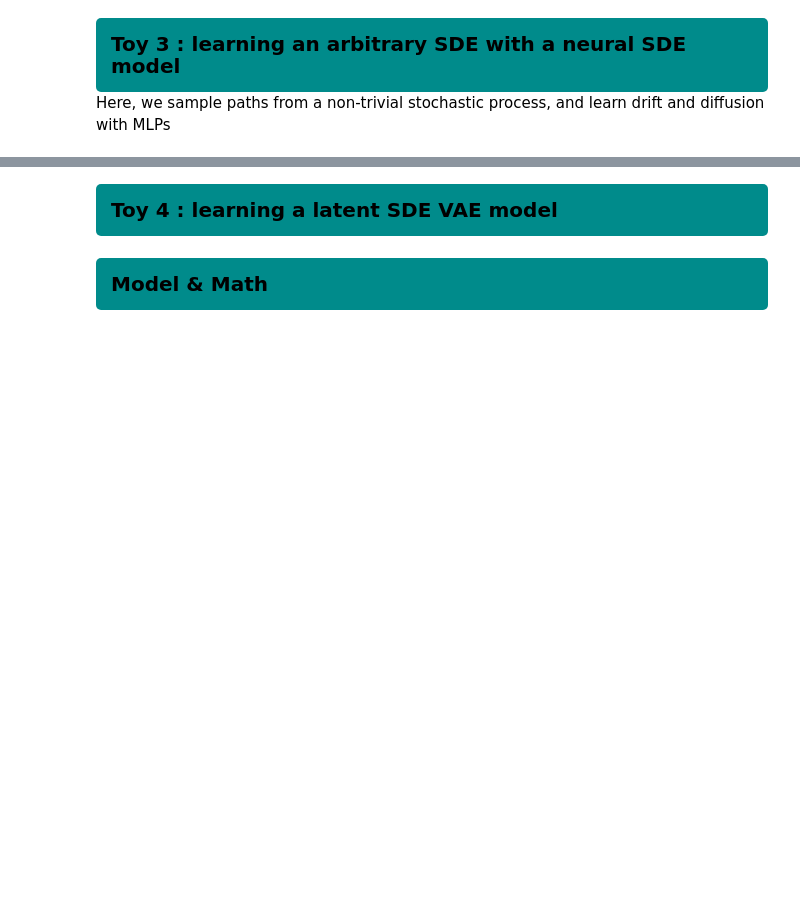
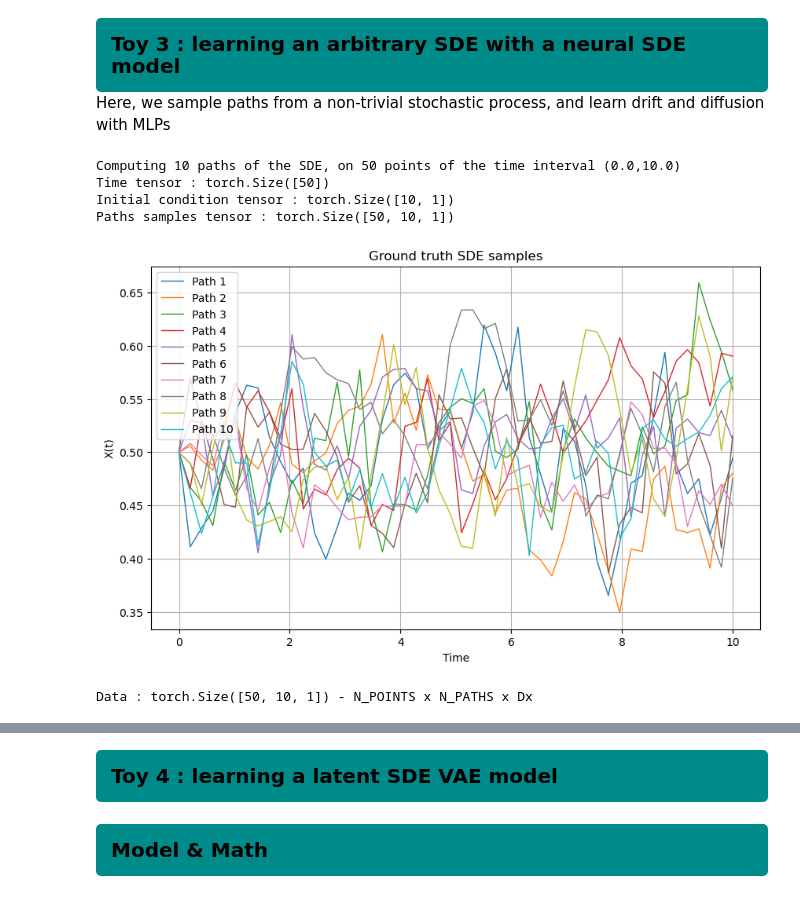
Before and after one commit to BenjaminDeporte/MVA_Stage, a Jupyter notebook: Latent_SDE_Basics.ipynb, the cells around one changed output, grey strips where cells are left out. Saved outputs shown, nothing was run; the diff lists cells and outputs as text; code cells hidden in the pictures; blank space fills up the shorter version.

```diff
--- a/Latent_SDE_Basics.ipynb
+++ b/Latent_SDE_Basics.ipynb
@@ -557,0 +596,38 @@ Here, we sample paths from a non-trivial stochastic process, and learn drift and
+# %%
+# we will generate N_PATHS of the SDE, each computed on N_POINTS
+N_PATHS = 10
+N_POINTS = 50
+
+# time interval
+t_start = 0.0
+t_end = 10.0
+ts = torch.linspace(t_start, t_end, N_POINTS).to(device)
+
+# initial condition
+y_start = 0.5
+y0s = torch.full((N_PATHS,1), y_start).to(device)
+
+# sample paths
+with torch.no_grad():
+    ys = torchsde.sdeint(datagen_model, y0s, ts, method='euler', dt=1e-3)
+
+# report out
+print(f"Computing {N_PATHS} paths of the SDE, on {N_POINTS} points of the time interval ({t_start},{t_end})")
+print(f"Time tensor : {ts.shape}")
+print(f"Initial condition tensor : {y0s.shape}")
+print(f"Paths samples tensor : {ys.shape}")
+# %% [output]
+Computing 10 paths of the SDE, on 50 points of the time interval (0.0,10.0)
+Time tensor : torch.Size([50])
+Initial condition tensor : torch.Size([10, 1])
+Paths samples tensor : torch.Size([50, 10, 1])
+# %%
+fig, ax = plot_ousde_samples(ts, ys, datagen_model, title='Ground truth SDE samples')
+plt.show()
+# %% [output]
+[figure, added]
+# %%
+data = ys.detach()
+print(f"Data : {data.shape} - N_POINTS x N_PATHS x Dx")
+# %% [output]
+Data : torch.Size([50, 10, 1]) - N_POINTS x N_PATHS x Dx
```
Also changed, not shown: parts of 14 cells of this notebook, 1 other file.
